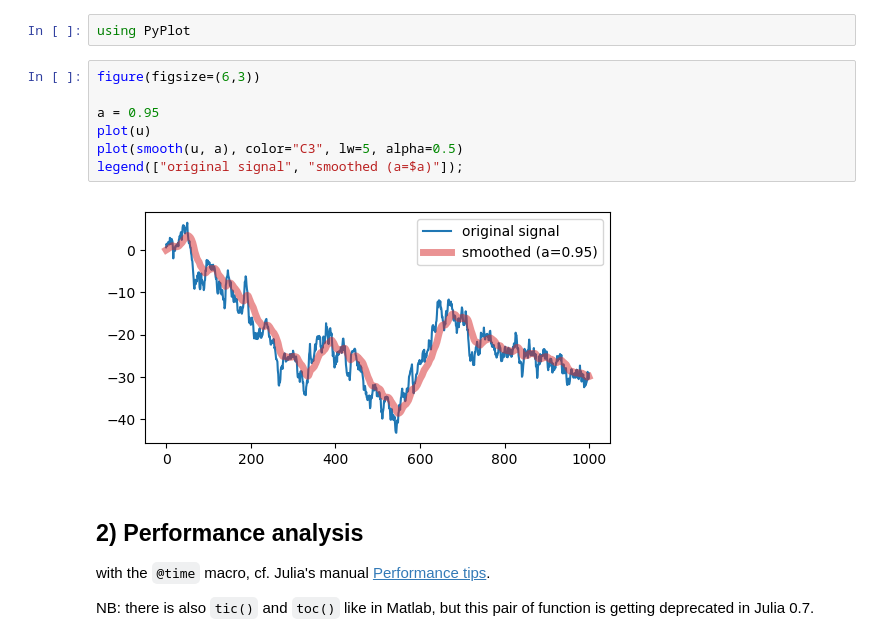
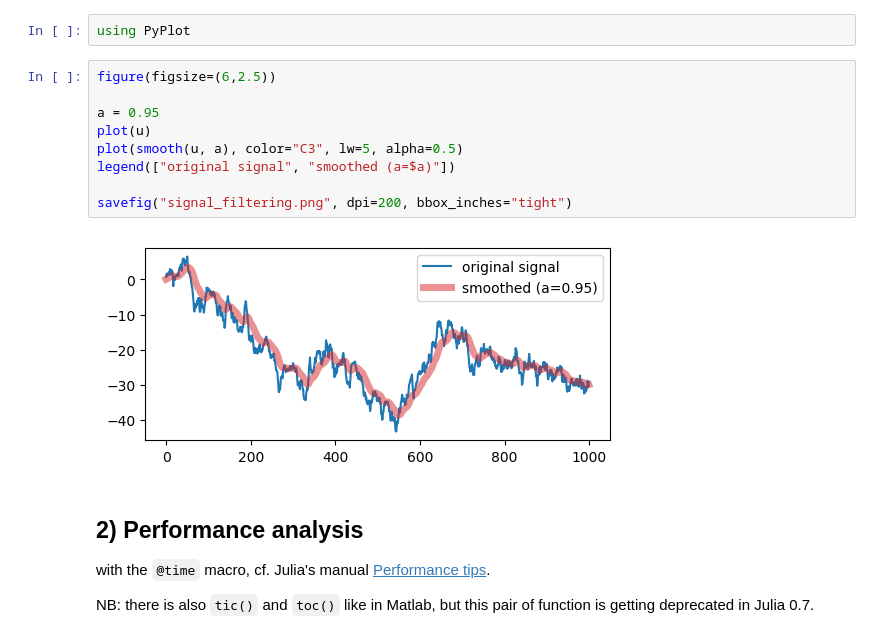
Before and after one commit to pierre-haessig/julia-presentation-ietr2018, a Jupyter notebook: filter example/Filtering example.ipynb, the cells around one changed output. Saved outputs shown, nothing was run; the diff lists cells and outputs as text.

```diff
--- a/filter example/Filtering example.ipynb
+++ b/filter example/Filtering example.ipynb
@@ -90,14 +90,16 @@ which enables calling [Matplotlib](https://matplotlib.org/) (a power 2D plotting
 # %%
 using PyPlot
 # %%
-figure(figsize=(6,3))
+figure(figsize=(6,2.5))
 
 a = 0.95
 plot(u)
 plot(smooth(u, a), color="C3", lw=5, alpha=0.5)
-legend(["original signal", "smoothed (a=$a)"]);
+legend(["original signal", "smoothed (a=$a)"])
+
+savefig("signal_filtering.png", dpi=200, bbox_inches="tight")
 # %% [output]
-[figure, old version]
+[figure, new version]
 # %% [markdown]
 ## 2) Performance analysis
 
```
Also changed, not shown: 6 other files.
